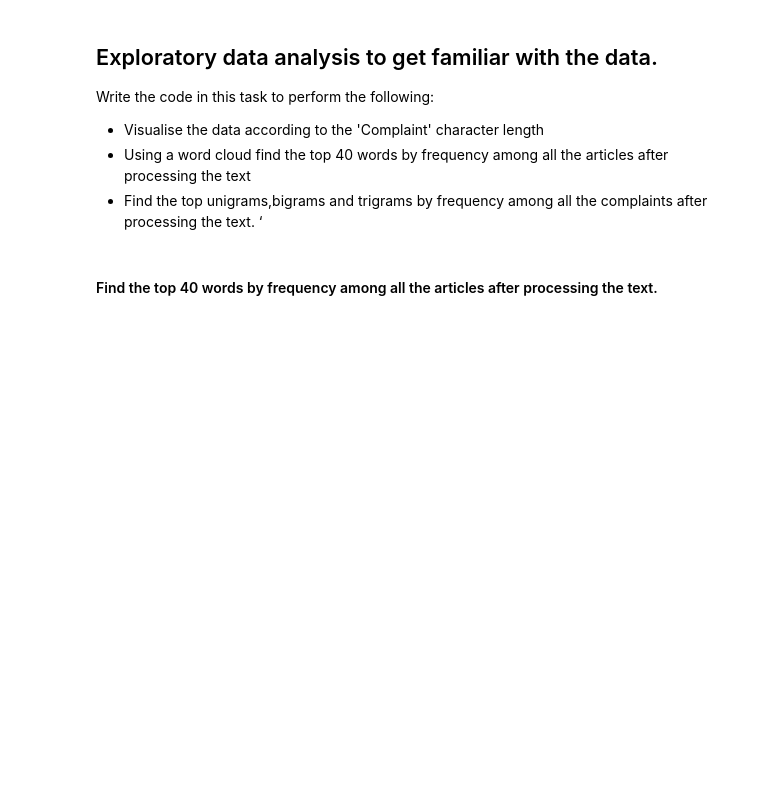
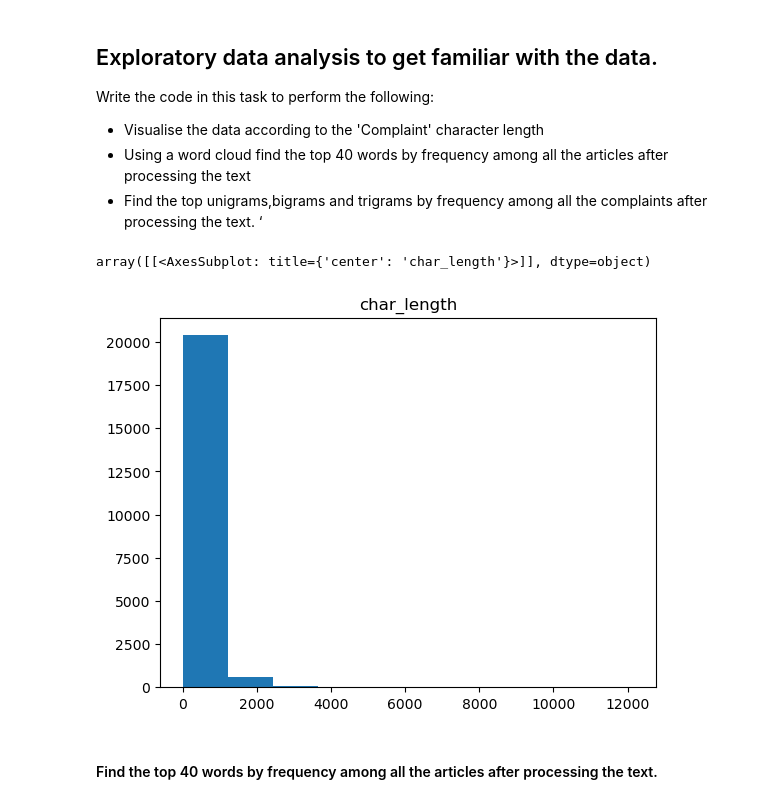
Before and after one commit to karthickchetti/Automatic_Ticket_Classification-NLP-Topic-Modelling, a Jupyter notebook: Automatic_Ticket_Classification_Assignment.ipynb, the cells around one changed output. Saved outputs shown, nothing was run; the diff lists cells and outputs as text; code cells hidden in the pictures; blank space fills up the shorter version.

```diff
--- a/Automatic_Ticket_Classification_Assignment.ipynb
+++ b/Automatic_Ticket_Classification_Assignment.ipynb
@@ -95,7 +95,8 @@ print(existing_cols)
 ['_index', '_type', '_id', '_score', '_source.tags', '_source.zip_code', '_source.complaint_id', '_source.issue', '_source.date_received', '_source.state', '_source.consumer_disputed', '_source.produc ...
 # %%
 #Assign new column names
-new_cols=[cols.replace("_","") if cols[0]=="_" else cols.replace("_source.","") for cols in new_cols]
+new_cols=[cols.replace("_source.","") for cols in existing_cols]
+#new_cols = [cols.replace("_","",1) if cols[0]=="_" for cols in new_cols]
 df.columns=new_cols
 print("The new column names are : \n",list(df.columns))
 # %% [output]
@@ -164,3 +165,11 @@ Processed text:  i have a really be not awesome mobile   -PRON- have good   life
 # %%
 #Create a dataframe('df_clean') that will have only the complaints and the lemmatized complaints
+from tqdm import tqdm
+df_clean = new_df[["_id","complaint_what_happened"]].copy()
+# Cleaning complaints
+df_clean["cleaned_complaints"] = df_clean["complaint_what_happened"].apply(preprocess_complaints)
+lemm_complaints = []
+for complaint in tqdm(list(df_clean["cleaned_complaints"])):
+    lemm_complaints.append(lemmatize(complaint))
+df_clean["lemm_complaints"] = lemm_complaints
 # %%
@@ -169,11 +185,18 @@ df_clean
 #Write your function to extract the POS tags
 
 def pos_tag(text):
-  # write your code here
+  doc = nlp(text)
+  out = []
+  for token in doc:
+    if token.tag_ == "NN":
+      out.append(token.text)
+  return " ".join(out)
+
+pos_removed = [pos_tag(text) for text in tqdm(lemm_complaints)]
 
 
-
-df_clean["complaint_POS_removed"] =  #this column should contain lemmatized text with all the words removed which have tags other than NN[tag == "NN"].
+df_clean["complaint_POS_removed"] =  pos_removed #this column should contain lemmatized text with all the words removed which have tags other than NN[tag == "NN"].
 # %%
 #The clean dataframe should now contain the raw complaint, lemmatized complaint and the complaint after removing POS tags.
-df_clean
+df_clean = df_clean[["complaint_what_happened","lemm_complaints","complaint_POS_removed"]]
+df_clean.head()
@@ -187,6 +217,13 @@ Write the code in this task to perform the following:
 *   Find the top unigrams,bigrams and trigrams by frequency among all the complaints after processing the text. ‘
 # %%
 # Write your code here to visualise the data according to the 'Complaint' character length
+
+df_length = df_clean[["complaint_POS_removed"]].copy()
+df_length["char_length"] = df_length["complaint_POS_removed"].apply(lambda x: len(x))
+df_length.hist(column = "char_length",bins=10,grid=False)
+# %% [output]
+array([[<AxesSubplot: title={'center': 'char_length'}>]], dtype=object)
+[figure, added]
 # %% [markdown]
 #### Find the top 40 words by frequency among all the articles after processing the text.
 # %%
```
Also changed, not shown: parts of 4 cells of this notebook, 1 other file.
